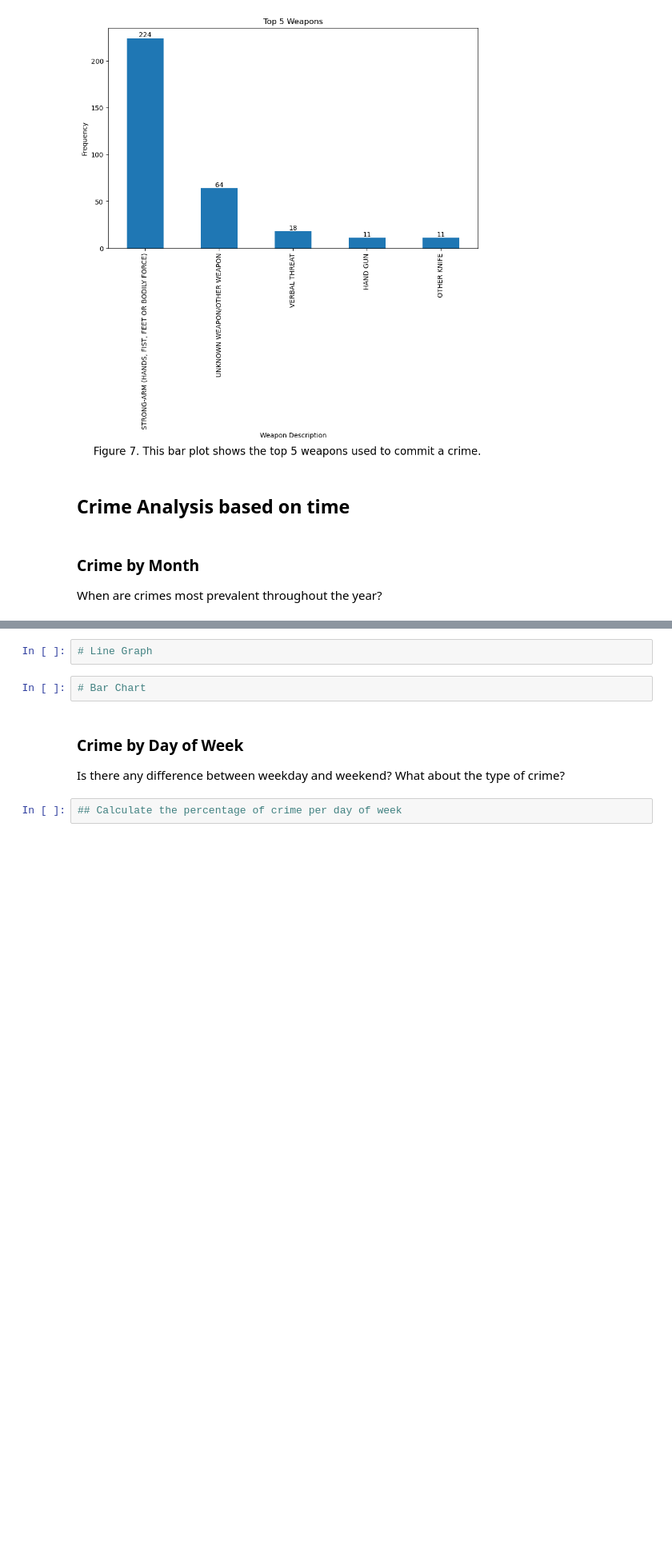
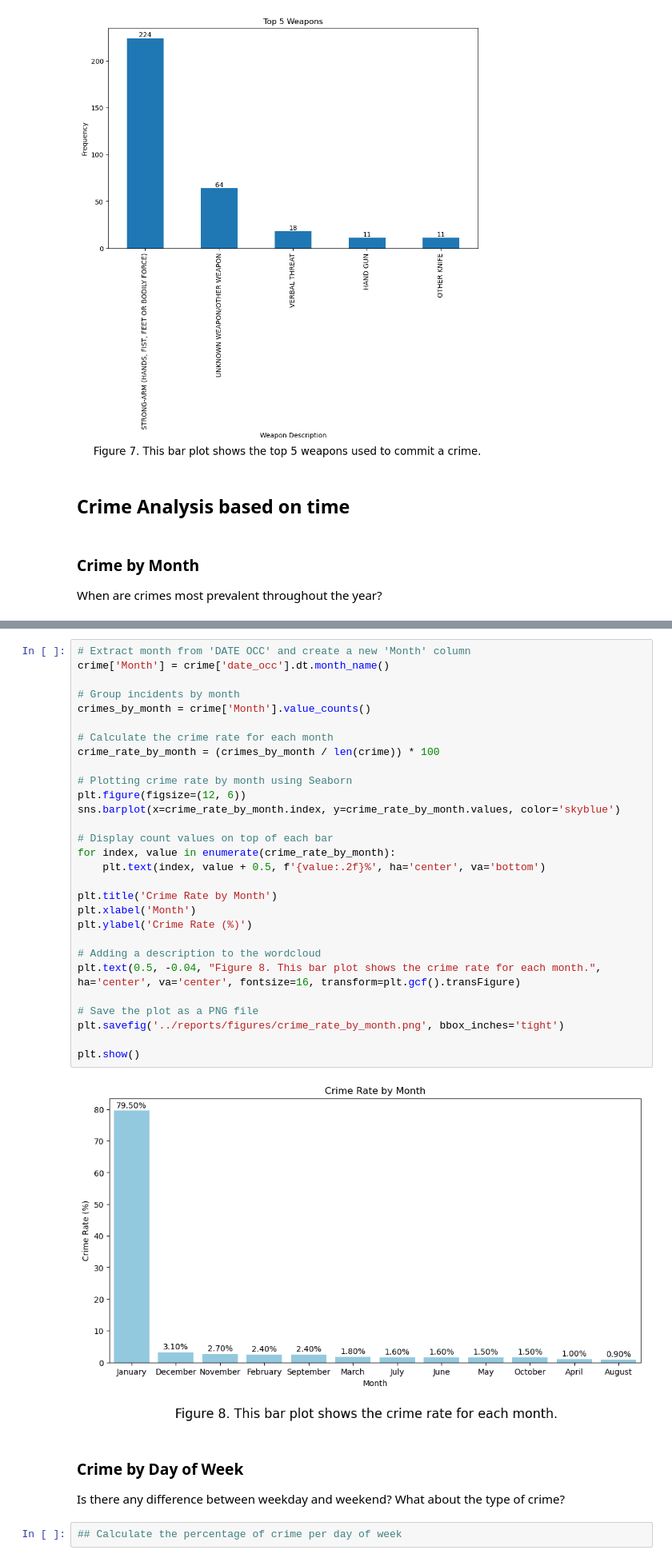
Before and after one commit to apatino16/LA_Crime_Data_Analysis_Project, a Jupyter notebook: src/Data_Analysis.ipynb, the cells around one changed output, grey strips where cells are left out. Shown at 80% size. Cells and saved outputs as stored; diff of their text form; blank space fills up the shorter version.

```diff
--- a/src/Data_Analysis.ipynb
+++ b/src/Data_Analysis.ipynb
@@ -506,7 +531,34 @@ When are crimes most prevalent throughout the year?
-# %%
-# Line Graph
-# %%
-# Bar Chart
+# %%
+# Extract month from 'DATE OCC' and create a new 'Month' column
+crime['Month'] = crime['date_occ'].dt.month_name()
+
+# Group incidents by month
+crimes_by_month = crime['Month'].value_counts()
+
+# Calculate the crime rate for each month
+crime_rate_by_month = (crimes_by_month / len(crime)) * 100
+
+# Plotting crime rate by month using Seaborn
+plt.figure(figsize=(12, 6))
+sns.barplot(x=crime_rate_by_month.index, y=crime_rate_by_month.values, color='skyblue')
+
+# Display count values on top of each bar
+for index, value in enumerate(crime_rate_by_month):
+    plt.text(index, value + 0.5, f'{value:.2f}%', ha='center', va='bottom')
+
+plt.title('Crime Rate by Month')
+plt.xlabel('Month')
+plt.ylabel('Crime Rate (%)')
+
+# Adding a description to the wordcloud
+plt.text(0.5, -0.04, "Figure 8. This bar plot shows the crime rate for each month.", ha='center', va='center', fontsize=16, transform=plt.gcf().transFigure)
+
+# Save the plot as a PNG file
+plt.savefig('../reports/figures/crime_rate_by_month.png', bbox_inches='tight')
+
+plt.show()
+# %% [output]
+[figure, added]
 # %% [markdown]
 ### Crime by Day of Week
 
```
Also changed, not shown: parts of 10 cells of this notebook, 9 other files.
